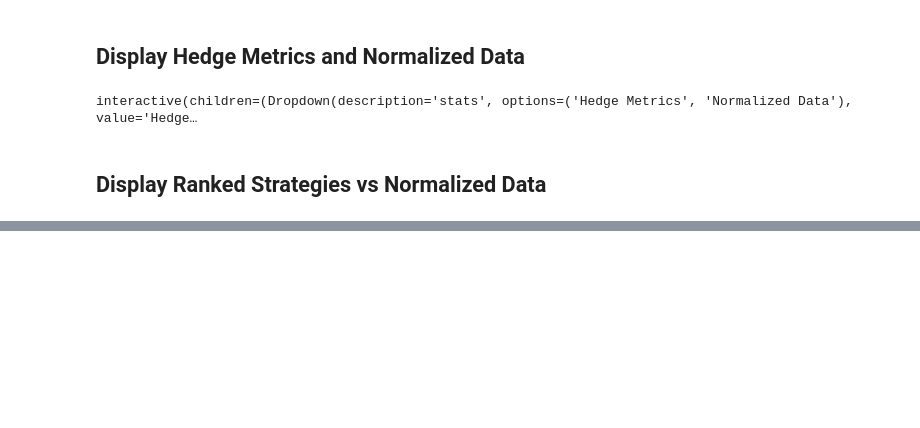
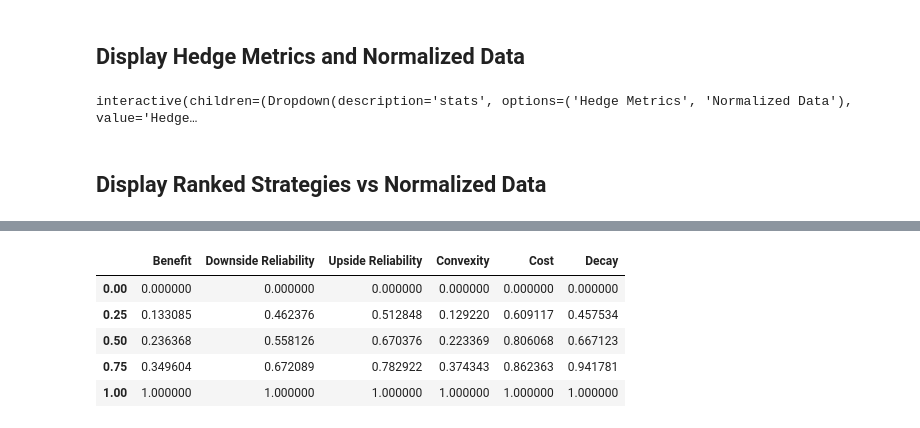
Before and after one commit to pforjoeUPS/RMP, a Jupyter notebook: normalizing_data.ipynb, the cells around one changed output, grey strips where cells are left out. Drawn from its saved outputs; the diff is of its cells as text; code cells hidden in the pictures; blank space fills up the shorter version.

Commit message:
Started to compute quintiles for defensive universe

```diff
--- a/normalizing_data.ipynb
+++ b/normalizing_data.ipynb
@@ -97,6 +97,7 @@ fig.show()
 ## Import Defensive Universe Returns Data
 # %%
 def_uni = pd.read_excel(dm.EQUITY_HEDGE_DATA+'def_uni.xlsx',sheet_name='Weekly', index_col=0)
+def_uni.drop("VIX Calls", inplace = True, axis = 1)
 df_weighted_hedges = util.get_weighted_hedges(weekly_ret, notional_weights)
 def_data = dm.merge_data_frames(def_uni, df_weighted_hedges)
 # %% [markdown]
@@ -165,0 +167,10 @@ KeyError: "['VIX Calls'] not in index"
+# %%
+quintile=def_universe_only.quantile([0,.25,.5,.75,1], axis=1)
+quintile
+# %% [output]
+|  | Benefit | Downside Reliability | Upside Reliability | Convexity | Cost | Decay |
+| 0.00 | 0.000000 | 0.000000 | 0.000000 | 0.000000 | 0.000000 | 0.000000 |
+| 0.25 | 0.133085 | 0.462376 | 0.512848 | 0.129220 | 0.609117 | 0.457534 |
+| 0.50 | 0.236368 | 0.558126 | 0.670376 | 0.223369 | 0.806068 | 0.667123 |
+| 0.75 | 0.349604 | 0.672089 | 0.782922 | 0.374343 | 0.862363 | 0.941781 |
+| 1.00 | 1.000000 | 1.000000 | 1.000000 | 1.000000 | 1.000000 | 1.000000 |
```
Also changed, not shown: parts of 1 cell of this notebook.
